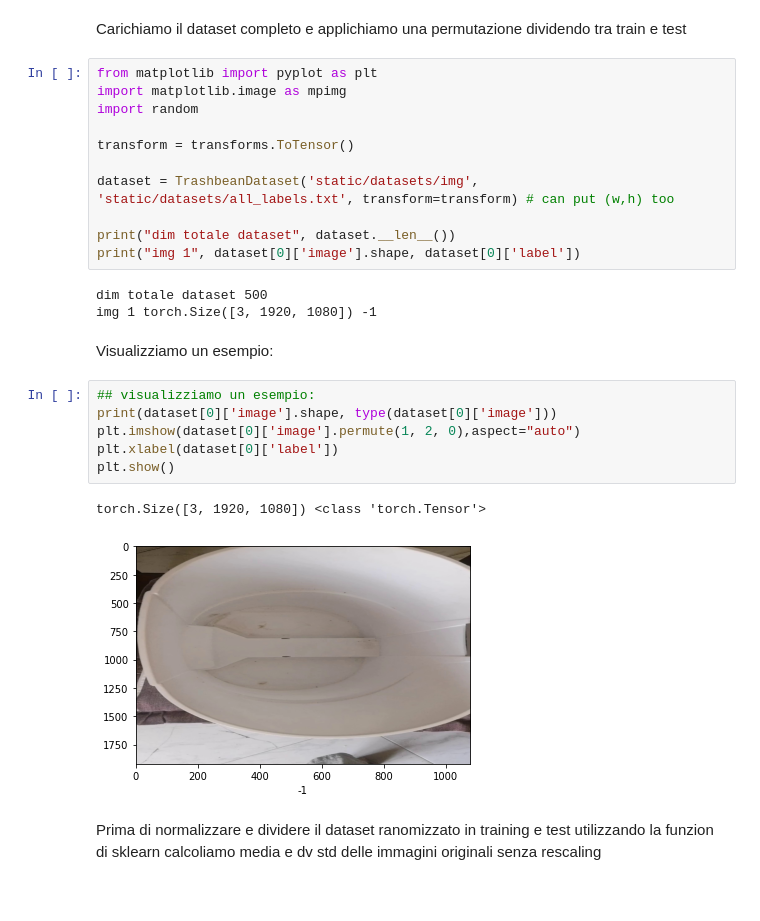
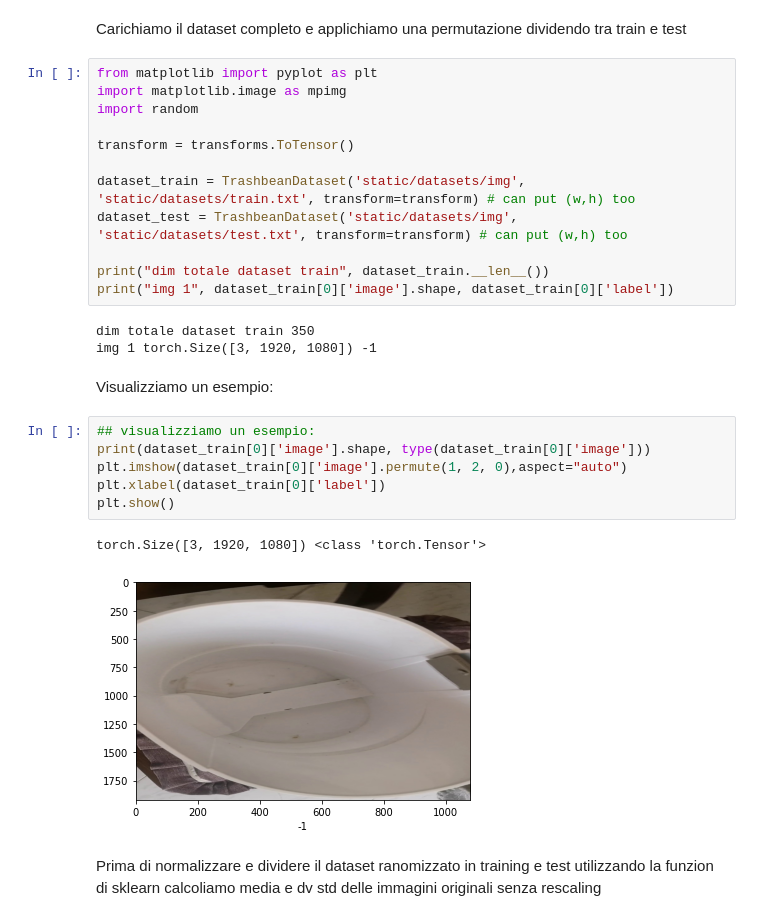
Before and after one commit to khalld/trashbin-classifier, a Jupyter notebook: project/code.ipynb, the cells around one changed output. Saved outputs shown, nothing was run; the diff lists cells and outputs as text.

```diff
--- a/project/code.ipynb
+++ b/project/code.ipynb
@@ -67,24 +67,25 @@ import random
 
 transform = transforms.ToTensor()
 
-dataset = TrashbeanDataset('static/datasets/img', 'static/datasets/all_labels.txt', transform=transform) # can put (w,h) too
+dataset_train = TrashbeanDataset('static/datasets/img', 'static/datasets/train.txt', transform=transform) # can put (w,h) too
+dataset_test = TrashbeanDataset('static/datasets/img', 'static/datasets/test.txt', transform=transform) # can put (w,h) too
 
-print("dim totale dataset", dataset.__len__())
-print("img 1", dataset[0]['image'].shape, dataset[0]['label'])
+print("dim totale dataset train", dataset_train.__len__())
+print("img 1", dataset_train[0]['image'].shape, dataset_train[0]['label'])
 # %% [output]
-dim totale dataset 500
+dim totale dataset train 350
 img 1 torch.Size([3, 1920, 1080]) -1
 # %% [markdown]
 Visualizziamo un esempio:
 # %%
 ## visualizziamo un esempio:
-print(dataset[0]['image'].shape, type(dataset[0]['image']))
-plt.imshow(dataset[0]['image'].permute(1, 2, 0),aspect="auto")
-plt.xlabel(dataset[0]['label'])
+print(dataset_train[0]['image'].shape, type(dataset_train[0]['image']))
+plt.imshow(dataset_train[0]['image'].permute(1, 2, 0),aspect="auto")
+plt.xlabel(dataset_train[0]['label'])
 plt.show()
 # %% [output]
 torch.Size([3, 1920, 1080]) <class 'torch.Tensor'>
-[figure, old version]
+[figure, new version]
 # %% [markdown]
 Prima di normalizzare e dividere il dataset ranomizzato in training e test utilizzando la funzion di sklearn calcoliamo media e dv std delle immagini originali senza rescaling
 # %%
```
Also changed, not shown: parts of 9 cells of this notebook, 1 other file.
